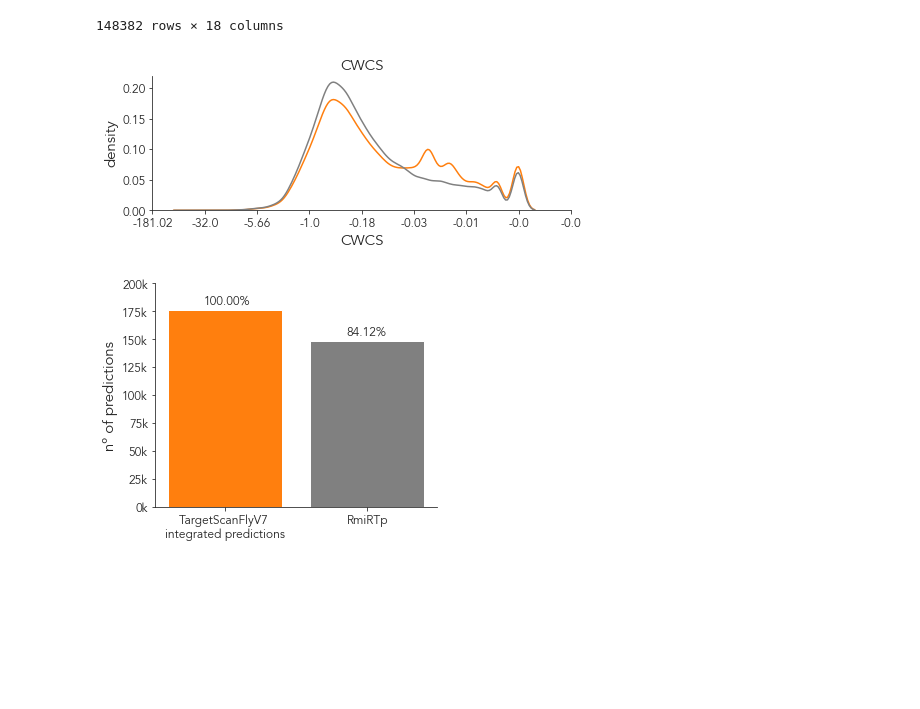
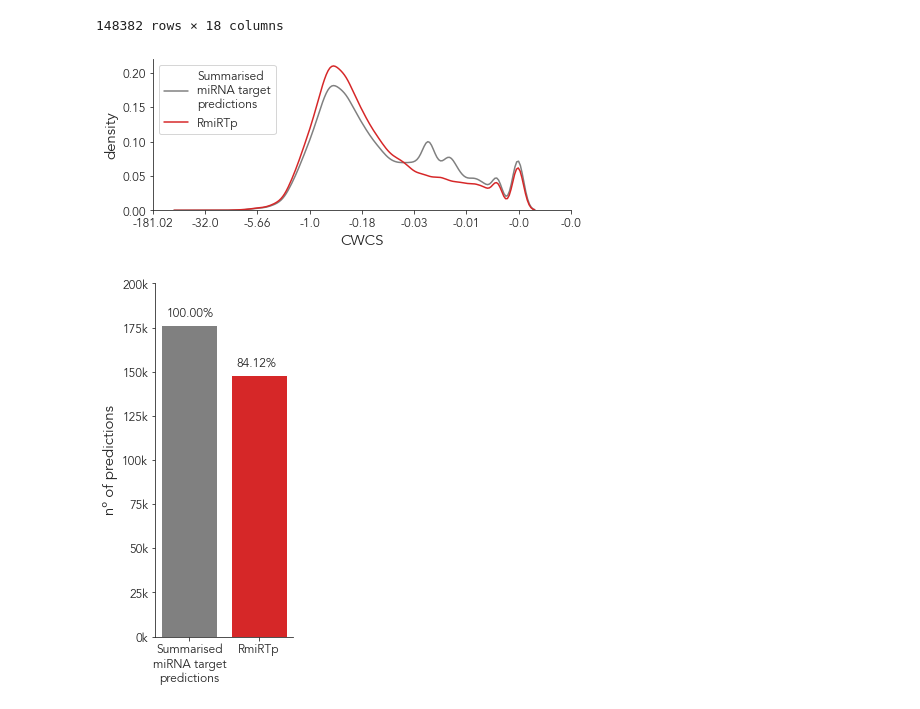
Before and after one commit to j-solor/Drosophila-miRNA-PcG-circuits, a Jupyter notebook: HCImiRTps_generation/HCImiRTps_generation.ipynb, the cells around one changed output. Cells and saved outputs as stored; diff of their text form; code cells hidden in the pictures; blank space fills up the shorter version.

```diff
--- a/HCImiRTps_generation/HCImiRTps_generation.ipynb
+++ b/HCImiRTps_generation/HCImiRTps_generation.ipynb
@@ -519,45 +537,46 @@ plt.rc('figure', titlesize=BIGGER_SIZE)  # fontsize of the figure title
 
 
 ## CWCSs distplot
-plt.title("CWCS")
-sns.kdeplot(label = "TargetScanFlyV7 \nintegrated predictions" , color = "tab:orange", data= - np.log2(-targetscanInt_processed.loc[targetscanInt_processed["Cumulative weighted context++ score"] < 0, "Cumulative weighted context++ score"]))
-sns.kdeplot(label = "RmiRTp", color = "gray",data= - np.log2(-RmiRTp.loc[RmiRTp["Cumulative weighted context++ score"] < 0, "Cumulative weighted context++ score"]))
+#plt.title("CWCS")
+sns.kdeplot(label = "Summarised\nmiRNA target\npredictions" , color = "gray", data= - np.log2(-targetscanInt_processed.loc[targetscanInt_processed["Cumulative weighted context++ score"] < 0, "Cumulative weighted context++ score"]))
+sns.kdeplot(label = "RmiRTp", color = "tab:red",data= - np.log2(-RmiRTp.loc[RmiRTp["Cumulative weighted context++ score"] < 0, "Cumulative weighted context++ score"]))
 
 
 plt.xticks(plt.xticks()[0], np.round(-2**(-plt.xticks()[0]),decimals=2))
 plt.xlabel("CWCS")
 plt.ylabel("density")
+plt.legend(loc = "upper left")
 sns.despine()
 plt.tight_layout()
 plt.savefig("plots/CWCS_distro.png", dpi = 500, transparent = True)
 plt.show()
 
 
 ## Barplot
 def k_notation(n):
     return str(int(n/1000)) +"k"
 
-fig = plt.figure(figsize=(5, 4))
+fig = plt.figure(figsize=(3, 6))
 bars = plt.bar([0,1],
         [targetscanInt_processed.shape[0],
-         RmiRTp.shape[0]], color= ["tab:orange", "gray"])
+         RmiRTp.shape[0]], color= ["gray", "tab:red"])
 
 
 
-plt.xticks([0,1],["TargetScanFlyV7 \nintegrated predictions", "RmiRTp"])
+plt.xticks([0,1],["Summarised\nmiRNA target\npredictions", "RmiRTp"])
 new_yticks = list(map(k_notation, plt.yticks()[0]))
 plt.yticks(plt.yticks()[0],new_yticks)
 plt.ylabel("nº of predictions")
 
 for x,bar in zip([0,1],bars):
     yval = bar.get_height()
-    plt.text(x-0.15, yval + 5000, "%.2f"%(100*yval/targetscanInt_processed.shape[0]) + chr(37))
+    plt.text(x-0.32, yval + 5000, "%.2f"%(100*yval/targetscanInt_processed.shape[0]) + chr(37))
 
 
 sns.despine()
 plt.tight_layout()
 plt.savefig("plots/n_predictions.png", dpi = 500, transparent = True)
 plt.show()
 # %% [output]
-[figure, old version]
+[figure, new version]
-[figure, old version]
+[figure, new version]
```
Also changed, not shown: parts of 3 cells of this notebook.
